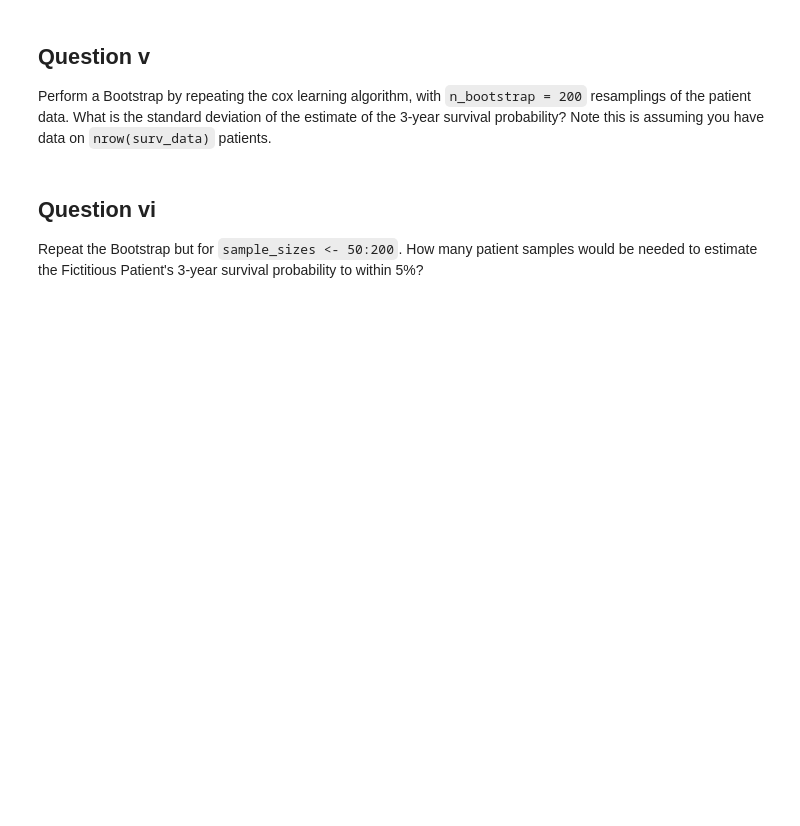
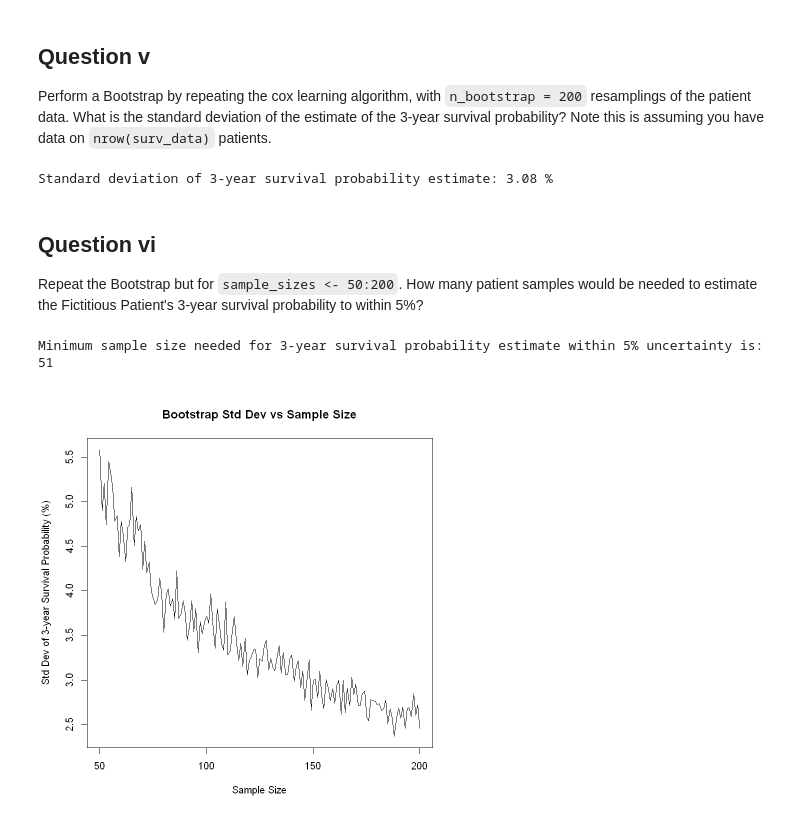
Before and after one commit to akarshkd/Math227C, a Jupyter notebook: ProblemSets_PartII/Math227C_P10.ipynb, the cells around one changed output. Cells and saved outputs as stored; diff of their text form; code cells hidden in the pictures; blank space fills up the shorter version.

```diff
--- a/ProblemSets_PartII/Math227C_P10.ipynb
+++ b/ProblemSets_PartII/Math227C_P10.ipynb
@@ -303,12 +334,87 @@ Perform a Bootstrap by repeating the cox learning algorithm, with `n_bootstrap =
 What is the standard deviation of the estimate of the 3-year survival probability?
 Note this is assuming you have data on `nrow(surv_data)` patients.
 # %%
+# Bootstrap with n_bootstrap = 200 and sample_size = nrow(surv_data)
+n_bootstrap <- 200
+three_years_in_months <- 3 * 12
+bootstrap_surv_probs <- numeric(n_bootstrap)
 
-# Bootstrap with n_bootstrap = 200 and sample_size = nrow(surv_data)
+set.seed(123)  # For reproducibility
+
+for (b in 1:n_bootstrap) {
+  # Sample patients with replacement
+  boot_sample <- surv_data[sample(1:nrow(surv_data), replace = TRUE), ]
+
+  # Fit Cox model on bootstrap sample
+  boot_model <- coxph(Surv(OS_months_or_MIN_months_of_OS, OS) ~ HER2_preTrt + age, data = boot_sample)
+
+  # Predict survival curve for fictitious patient
+  sf_boot <- survfit(boot_model, newdata = fictitious_patient)
+
+  # Find closest time to 3 years
+  closest_time_idx <- which.min(abs(sf_boot$time - three_years_in_months))
+
+  # Store the survival probability
+  bootstrap_surv_probs[b] <- sf_boot$surv[closest_time_idx]
+}
+
+# Calculate the standard deviation of the 3-year survival probability estimates
+std_dev_surv_prob <- sd(bootstrap_surv_probs)
+
+cat("Standard deviation of 3-year survival probability estimate:", round(std_dev_surv_prob * 100, 2), "%\n")
+# %% [output]
+Standard deviation of 3-year survival probability estimate: 3.08 %
 # %% [markdown]
 ## Question vi
 
 Repeat the Bootstrap but for `sample_sizes <- 50:200`.
 How many patient samples would be needed to estimate the Fictitious Patient's 3-year survival probability to within 5%?
 # %%
-# Bootstrap for sample sizes from 50 to 200
+sample_sizes <- 50:200
+n_bootstrap <- 200
+three_years_in_months <- 3 * 12
+
+# To store std deviations for each sample size
+std_devs_by_size <- numeric(length(sample_sizes))
+
+set.seed(123)
+
+for (i in seq_along(sample_sizes)) {
+  n <- sample_sizes[i]
+  surv_probs <- numeric(n_bootstrap)
+
+  for (b in 1:n_bootstrap) {
+    # Bootstrap sample of size n from surv_data (with replacement)
+    boot_sample <- surv_data[sample(1:nrow(surv_data), size = n, replace = TRUE), ]
+
+    # Fit Cox model on bootstrap sample
+    boot_model <- coxph(Surv(OS_months_or_MIN_months_of_OS, OS) ~ HER2_preTrt + age, data = boot_sample)
+
+    # Predict survival for fictitious patient
+    sf_boot <- survfit(boot_model, newdata = fictitious_patient)
+
+    # Find closest time to 3 years in months
+    closest_time_idx <- which.min(abs(sf_boot$time - three_years_in_months))
+
+    surv_probs[b] <- sf_boot$surv[closest_time_idx]
+  }
+
+  # Store the standard deviation of survival probs for this sample size
+  std_devs_by_size[i] <- sd(surv_probs)
+
+  #cat("Sample size:", n, "- Std dev of 3-year survival prob:", round(std_devs_by_size[i]*100, 3), "%\n")
+}
+
+# Plotting standard deviation vs sample size
+par(bg="white")
+plot(sample_sizes, std_devs_by_size * 100, type = "l",
+     xlab = "Sample Size", ylab = "Std Dev of 3-year Survival Probability (%)",
+     main = "Bootstrap Std Dev vs Sample Size")
+
+# Find minimum sample size for std dev < 5%
+needed_sample_size <- sample_sizes[min(which(std_devs_by_size < 0.05))]
+cat("\nMinimum sample size needed for 3-year survival probability estimate within 5% uncertainty is:",
+    needed_sample_size, "\n")
+# %% [output]
+Minimum sample size needed for 3-year survival probability estimate within 5% uncertainty is: 51
+[figure, added]
```
Also changed, not shown: parts of 7 cells of this notebook.
